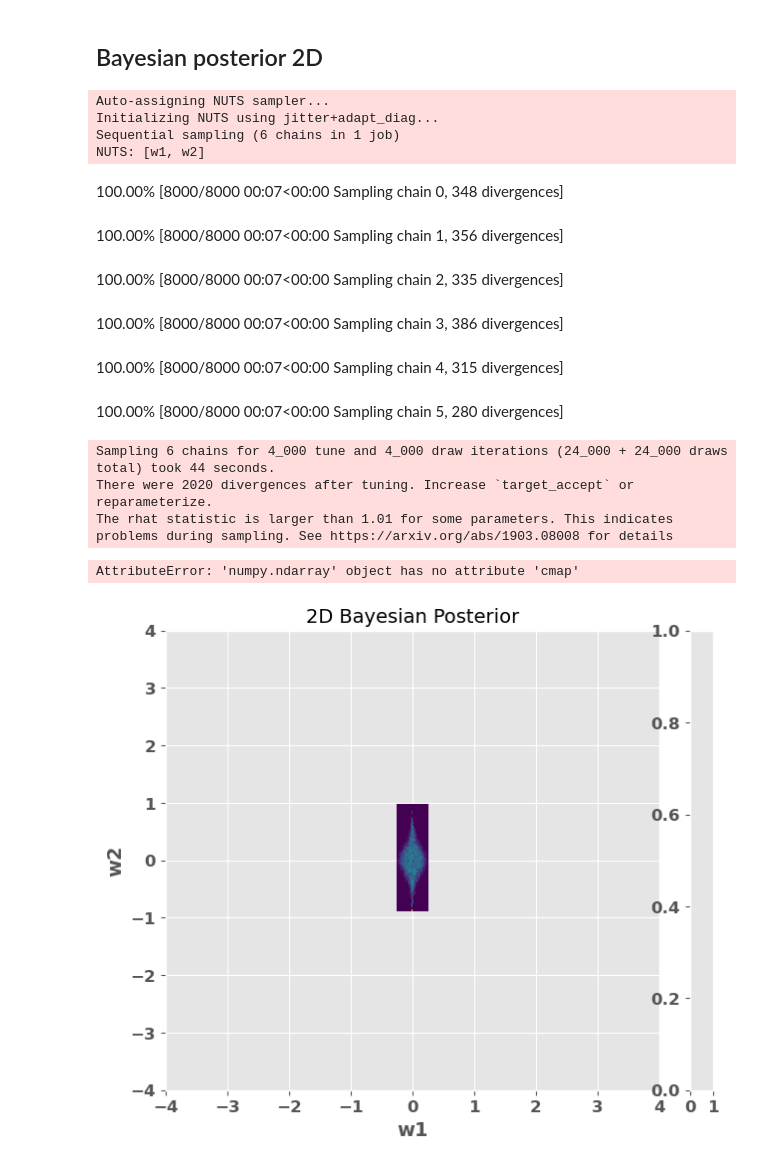
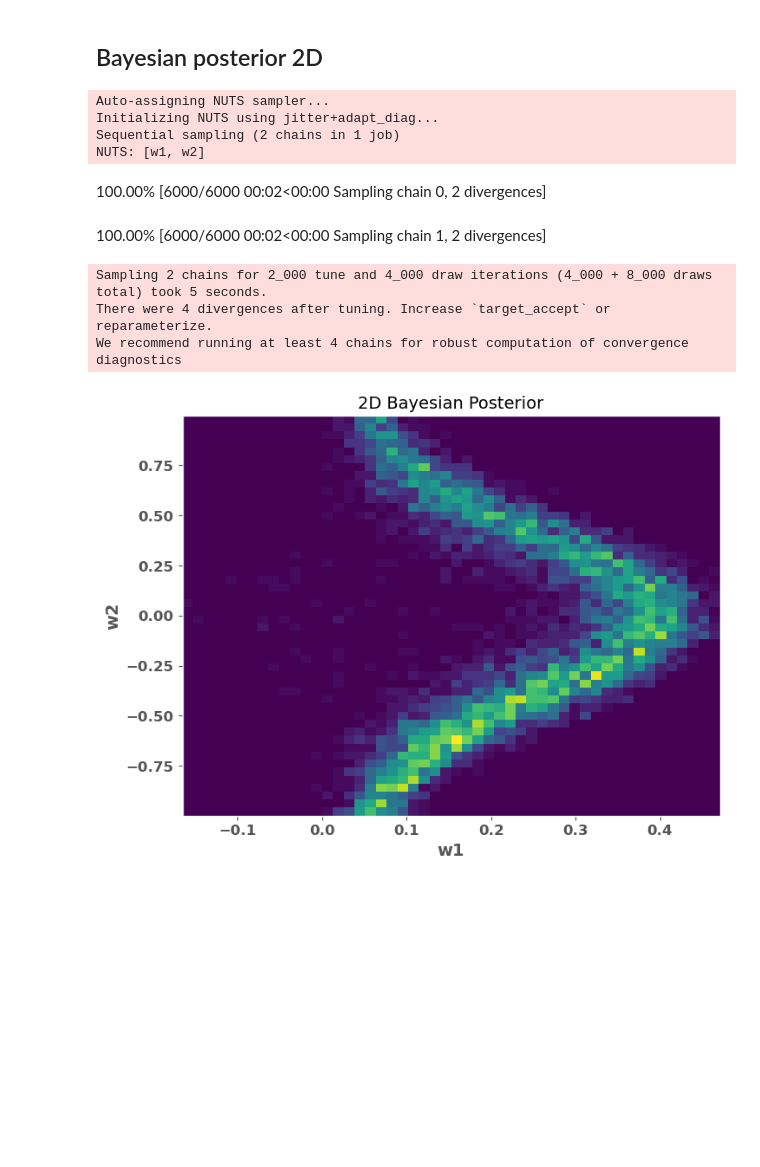
Before and after one commit to gcorlouer/SLTforSGD, a Jupyter notebook: notebooks/sgd_escapes.ipynb, the cells around one changed output. Drawn from its saved outputs; the diff is of its cells as text; code cells hidden in the pictures; blank space fills up the shorter version.

Commit message:
bayesian posterior

```diff
--- a/notebooks/sgd_escapes.ipynb
+++ b/notebooks/sgd_escapes.ipynb
@@ -80,0 +97,19 @@ plot_potential(model, nsamp = 10**4, ymax = 150)
+# %%
+# Exact
+n_values = [100, 1000, 10000]
+
+w = np.linspace(-4, 4, 400)
+K_w = (w - w0)**4 * (w + w0)**2
+# Plotting the function for different values of n
+plt.figure(figsize=(12, 8))
+
+for n in n_values:
+    l = np.exp(-n*K_w)
+    plt.plot(w, l, label=f'n = {n}')
+plt.title('Bayesian posterior for large n')
+plt.xlabel('w')
+plt.ylabel('Posterior')
+plt.legend()
+plt.grid(True)
+plt.yscale("linear")  # Using a logarithmic scale for better visualization
+plt.show()
@@ -171,6 +363,7 @@ plt.show()
 # %% [markdown]
 ## Bayesian posterior 2D
 # %%
+%matplotlib inline
 import numpy as np
 import pymc as pm
 import matplotlib.pyplot as plt
@@ -181,57 +374,46 @@ def generate_data(n_samples=1000):
     y = np.random.normal(0, 1, n_samples)
     return x, y
 
+
 # Set up the problem
-n_samples = 20000
-wmax = 4  # Assuming the maximum value for w1 and w2
-
+wxmax = 1  # Assuming the maximum value for w1 and w2
+wymax = 1
+n_samples = 3000
+d=1
 # Generate synthetic data
 x, y = generate_data(n_samples=n_samples)
 
 # Define the model using PyMC3
 with pm.Model() as pmModel:
     # Prior distributions for w1 and w2
-    w1 = pm.Uniform('w1', lower=-wmax, upper=wmax)
-    w2 = pm.Uniform('w2', lower=-wmax, upper=wmax)
+    w1 = pm.Uniform('w1', lower=-wxmax, upper=wxmax)
+    w2 = pm.Uniform('w2', lower=-wymax, upper=wymax)
 
     # Likelihood function
-    likelihood = pm.Normal('likelihood', mu=(w1**2 + w2**2)**2 * w1**2 * x, sigma=0.1, observed=y)
+    likelihood = pm.Normal('likelihood', mu=(w1**2 + w2**2) * w1**d * x, sigma=1, observed=y)
 
     # Perform MCMC sampling
-    trace = pm.sample(4000, tune=4000, cores=1, chains=6, random_seed=42)
+    trace = pm.sample(4000, tune=2000, cores=1, chains=2, random_seed=42, target_accept=0.8)
 
 # Extract the sampled values of w1 and w2
 w1_samples = trace.posterior['w1'].values.flatten()
 w2_samples = trace.posterior['w2'].values.flatten()
 
 # Plot the results
 fig, ax = plt.subplots(figsize=(8, 6))
 hist, xedges, yedges, _ = ax.hist2d(w1_samples, w2_samples, bins=50, density=True, cmap='viridis')
-ax.set_xlim((-wmax, wmax))
-ax.set_ylim((-wmax, wmax))
 ax.set_xlabel('w1')
 ax.set_ylabel('w2')
 ax.set_title('2D Bayesian Posterior')
-
-# Add a colorbar
-cbar = plt.colorbar(hist, ax=ax)
-cbar.set_label('Density')
-
-plt.tight_layout()
 plt.show()
 # %% [output]
 Auto-assigning NUTS sampler...
 Initializing NUTS using jitter+adapt_diag...
-Sequential sampling (6 chains in 1 job)
+Sequential sampling (2 chains in 1 job)
 NUTS: [w1, w2]
-100.00% [8000/8000 00:07<00:00 Sampling chain 0, 348 divergences]
+100.00% [6000/6000 00:02<00:00 Sampling chain 0, 2 divergences]
-100.00% [8000/8000 00:07<00:00 Sampling chain 1, 356 divergences]
+100.00% [6000/6000 00:02<00:00 Sampling chain 1, 2 divergences]
-100.00% [8000/8000 00:07<00:00 Sampling chain 2, 335 divergences]
-100.00% [8000/8000 00:07<00:00 Sampling chain 3, 386 divergences]
-100.00% [8000/8000 00:07<00:00 Sampling chain 4, 315 divergences]
-100.00% [8000/8000 00:07<00:00 Sampling chain 5, 280 divergences]
-Sampling 6 chains for 4_000 tune and 4_000 draw iterations (24_000 + 24_000 draws total) took 44 seconds.
-There were 2020 divergences after tuning. Increase `target_accept` or reparameterize.
-The rhat statistic is larger than 1.01 for some parameters. This indicates problems during sampling. See https://arxiv.org/abs/1903.08008 for details
+Sampling 2 chains for 2_000 tune and 4_000 draw iterations (4_000 + 8_000 draws total) took 5 seconds.
+There were 4 divergences after tuning. Increase `target_accept` or reparameterize.
+We recommend running at least 4 chains for robust computation of convergence diagnostics
-AttributeError: 'numpy.ndarray' object has no attribute 'cmap'
-[figure, old version]
+[figure, new version]
```
Also changed, not shown: parts of 19 cells of this notebook, 4 other files.
